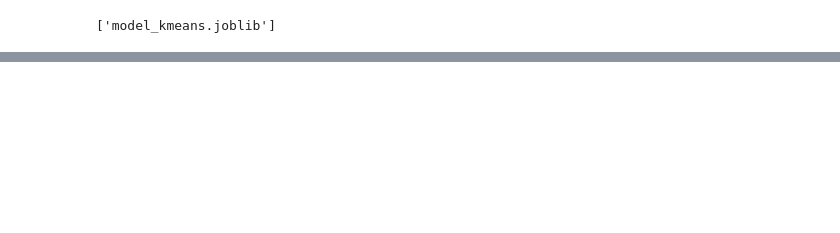
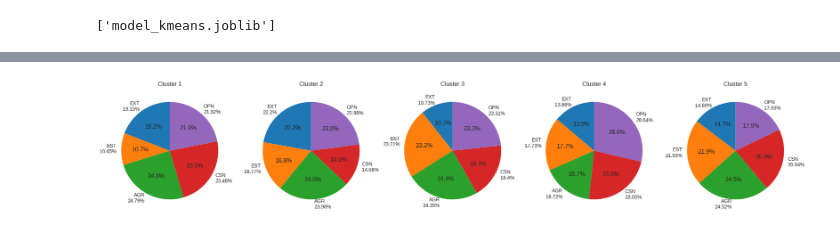
Before and after one commit to C23-PS191-Arvigo/arvigo-ml-big-five-personality, a Jupyter notebook: Jupyter Notebook Code/Personality_KMeans.ipynb, the cells around one changed output, grey strips where cells are left out. Cells and saved outputs as stored; diff of their text form; code cells hidden in the pictures; blank space fills up the shorter version.

```diff
--- a/Jupyter Notebook Code/Personality_KMeans.ipynb
+++ b/Jupyter Notebook Code/Personality_KMeans.ipynb
@@ -133,0 +327,9 @@ df.head()
+# %%
+cluster_means = []
+for i, cluster in enumerate(sorted(clusters)):
+    for col in df.columns[:-1]:
+        mean = df[df['cluster'] == cluster][col].mean()
+        cluster_means.append([cluster, col, mean])
+
+df_cluster_means = pd.DataFrame(cluster_means, columns=['Cluster', 'Column', 'Mean'])
+df_cluster_means.head(25)
@@ -133,0 +354,28 @@ df.head()
+# %%
+# Define the clusters
+clusters = df['cluster'].unique()
+
+# Set the color scheme
+colors = ['#1f77b4', '#ff7f0e', '#2ca02c', '#d62728', '#9467bd']
+
+# Create subplots for each cluster
+fig, axs = plt.subplots(nrows=1, ncols=len(clusters), figsize=(20, 4))
+
+# Loop through each cluster and plot the pie charts for each column
+for i, cluster in enumerate(sorted(clusters)):
+    # Get the rows corresponding to the current cluster
+    subset = df[df['cluster'] == cluster]
+    # Calculate the sum for each column
+    sums = subset.sum()[:-1]
+    # Calculate the percentage for each column
+    percentages = [round((x/sums.sum())*100, 2) for x in sums]
+    # Plot the pie chart for each column
+    labels = [f'{col}\n{percentages[j]}%' for j, col in enumerate(sums.index)]
+    axs[i].pie(percentages, labels=labels, autopct='%1.1f%%', startangle=90, colors=colors)
+    axs[i].set_title(f'Cluster {cluster}')
+    axs[i].axis('equal')
+
+plt.tight_layout()
+plt.show()
+# %% [output]
+[figure, added]
```
Also changed, not shown: parts of 15 cells of this notebook, 1 other file.
